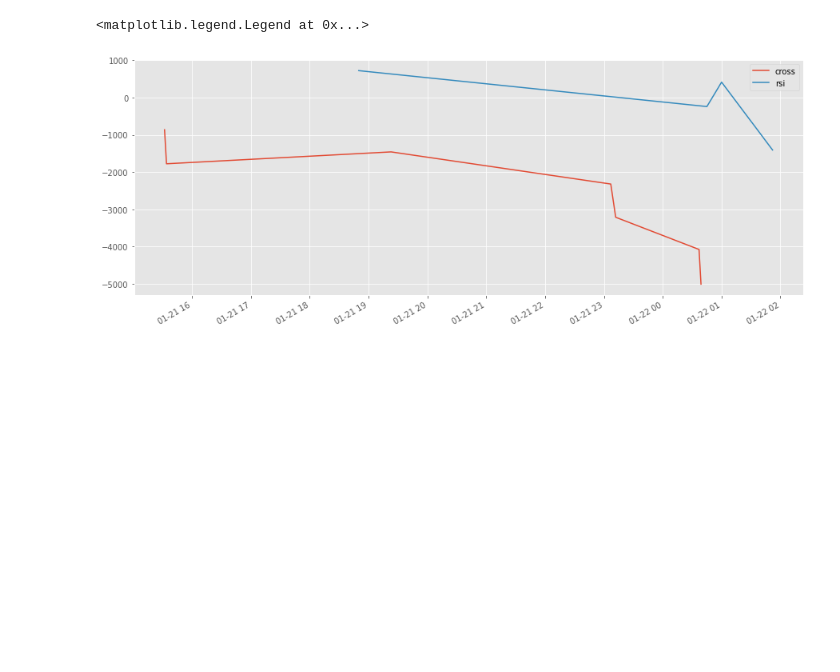
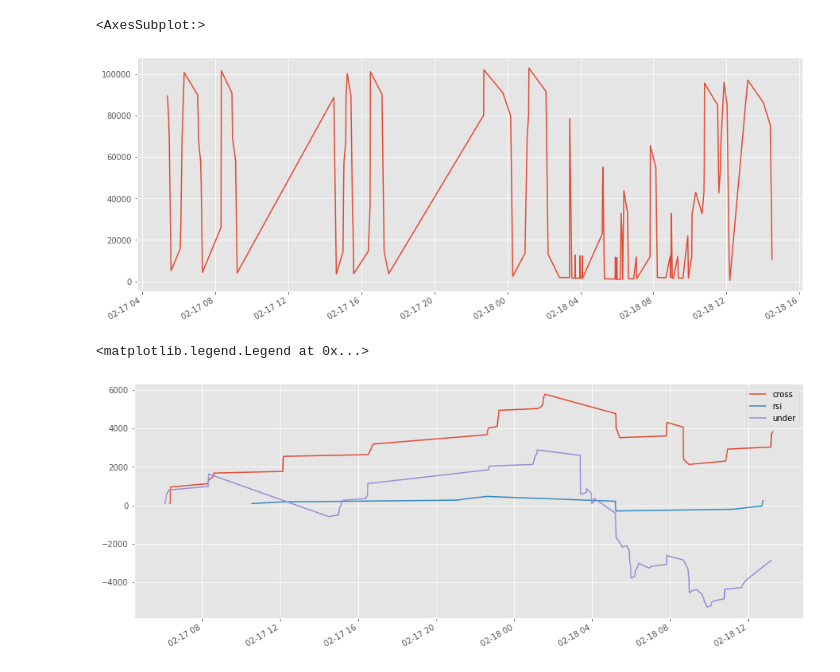
Before and after one commit to charubaiel/MarketCrackers, a Jupyter notebook: kpis/testbot.ipynb, the cells around one changed output. Cells and saved outputs as stored; diff of their text form; code cells hidden in the pictures; blank space fills up the shorter version.

```diff
--- a/kpis/testbot.ipynb
+++ b/kpis/testbot.ipynb
@@ -19,4 +45,9 @@ def rsi_calc(df,w=14):
     wsa = (100 - 100 / df.pct_change().where(lambda x: x>0).rolling(w,1).mean().div(df.pct_change().where(lambda x: x<0).rolling(w,1).mean().abs()).add(1))
     rsi = wsa.shift(1).mul(w-1).add(wsa).div(w)
     return rsi
+# %%
+df = pd.read_csv('price-volume-minute_btc-usd.csv',header=None)
+df.columns = ['price','volume','datetime']
+df['datetime'] = df['datetime'].astype('datetime64[ms]')
+df = df.set_index('datetime').sort_index()
 # %%
@@ -208,8 +283,14 @@ qq['avg_price'].iloc[:5000].plot(title=f'my value {cross_bot.deposit:.1f} | my c
+# %%
+pd.Series(under_bot.cash_flow).plot()
+# %% [output]
+<AxesSubplot:>
+[figure, added]
 # %%
 # График профита
 pd.Series(cross_bot.ttl_profit).cumsum().plot()
 pd.Series(rsi_bot.ttl_profit).cumsum().plot()
-plt.legend(['cross','rsi'])
+pd.Series(under_bot.ttl_profit).cumsum().plot()
+plt.legend(['cross','rsi','under'])
 # %% [output]
 <matplotlib.legend.Legend at 0x...>
-[figure, old version]
+[figure, new version]
```
Also changed, not shown: parts of 15 cells of this notebook, 2 other files.
